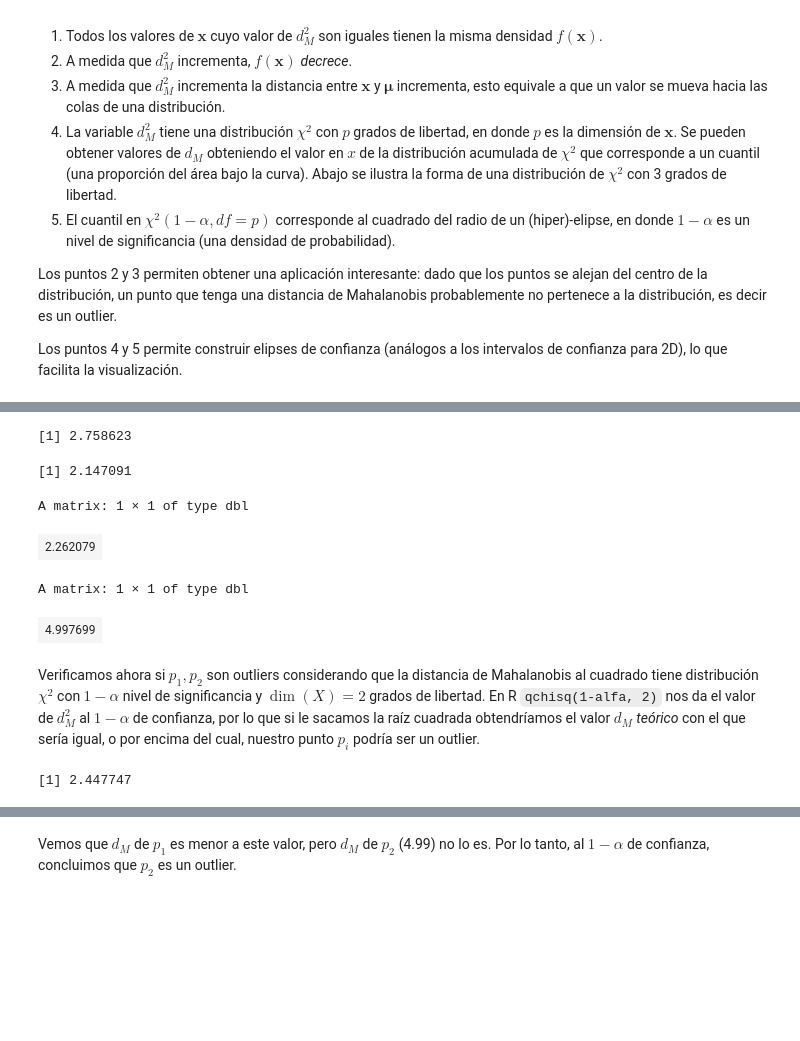
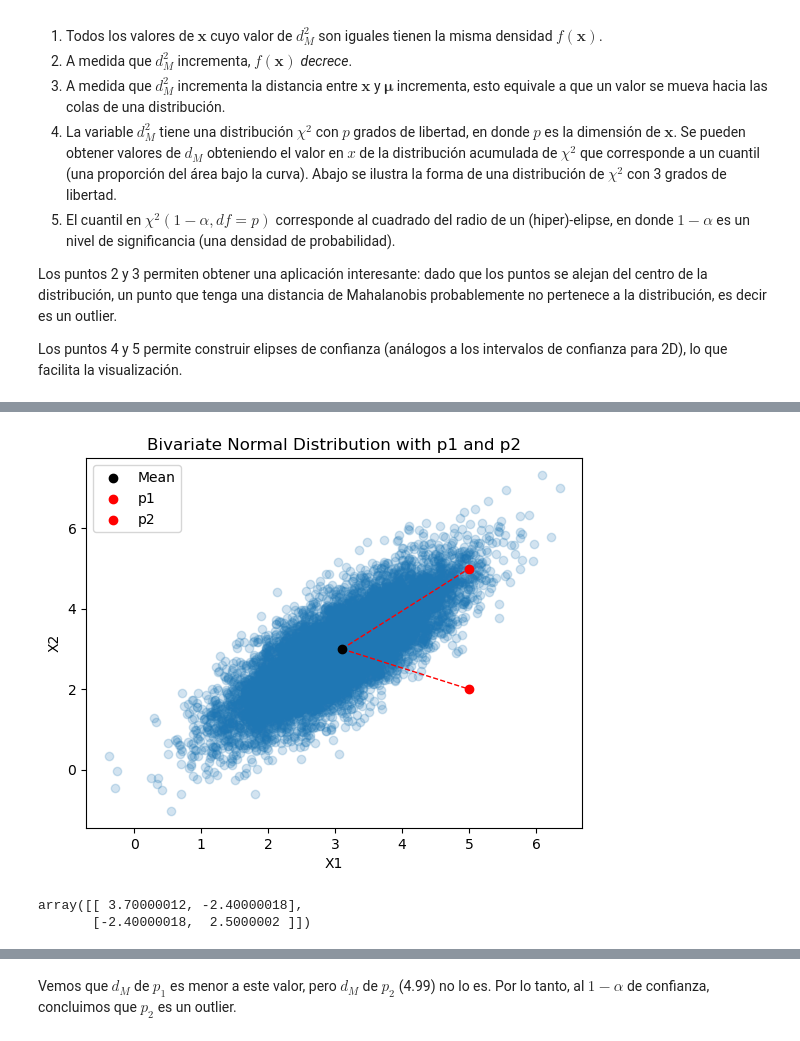
Before and after one commit to jealcalat/AEM-ITESO, a Jupyter notebook: tema_2/2.2_distribucion_multinormal.ipynb, the cells around one changed output, grey strips where cells are left out. Saved outputs shown, nothing was run; the diff lists cells and outputs as text; code cells hidden in the pictures; blank space fills up the shorter version.

```diff
--- a/tema_2/2.2_distribucion_multinormal.ipynb
+++ b/tema_2/2.2_distribucion_multinormal.ipynb
@@ -476,29 +341,50 @@ $$
-# %%
-# En R lo anterior sería
-# matriz inversa
-Sinv <- matrix(c(3.7, -2.4, -2.4, 2.5), ncol = 2, byrow = TRUE)
-# vector centroide
-mu <- c(3.1, 3)
-# distancia euclideana p1
-p1 <- as.matrix(c(5, 5))
-norm(p1-mu, type = '2')
-p2 <- as.matrix(c(5, 2))
-norm(p2 - mu, type = "2")
-# d de Malahanobis de p1; %*% es el producto punto, t(x) es la traspuesta de x
-sqrt(t(p1-mu) %*% Sinv %*% (p1-mu))
-# d de Malahanobis de p2
-sqrt(t(p2-mu) %*% Sinv %*% (p2-mu))
-# %% [output]
-[1] 2.758623
-[1] 2.147091
-A matrix: 1 × 1 of type dbl
-| 2.262079 |
-A matrix: 1 × 1 of type dbl
-| 4.997699 |
-# %% [markdown]
-Verificamos ahora si $p_1, p_2$ son outliers considerando que la distancia de Mahalanobis al cuadrado tiene distribución $\chi^2$ con $1-\alpha$ nivel de significancia y $\dim(X)=2$ grados de libertad. En R  `qchisq(1-alfa, 2)` nos da el valor de $d_M^2$ al $1-\alpha$ de confianza, por lo que si le sacamos la raíz cuadrada obtendríamos el valor $d_M$ *teórico* con el que sería igual, o por encima del cual, nuestro punto $p_i$ podría ser un outlier.
-# %%
-d_teorico_cuadratico <- qchisq(1 - 0.05, 2)
-sqrt(d_teorico_cuadratico)
-# %% [output]
-[1] 2.447747
+# %%
+from scipy.stats import multivariate_normal
+
+# Define the parameters
+mu = np.array([3.1, 3.0])
+Sigma = np.array([[0.7163324, 0.6876791],
+                  [0.6876791, 1.0601719]])
+
+# Simulate 10,000 samples from the bivariate normal distribution
+# Note: You can replace this array with the one obtained from Wolfram if you prefer
+samples = np.random.multivariate_normal(mu, Sigma, 10000)
+
+# Define the points p1 and p2
+p1 = np.array([5, 5])
+p2 = np.array([5, 2])
+
+# Create the scatter plot
+plt.scatter(samples[:, 0], samples[:, 1], alpha=0.2)
+plt.scatter(mu[0], mu[1], color='black', label='Mean', zorder=5)
+plt.scatter(p1[0], p1[1], color='red', label='p1', zorder=5)
+plt.scatter(p2[0], p2[1], color='red', label='p2', zorder=5)
+# add two lines from p1 and p2 to the mean
+plt.plot([mu[0], p1[0]], [mu[1], p1[1]], color='red', linestyle='--', linewidth=1)
+plt.plot([mu[0], p2[0]], [mu[1], p2[1]], color='red', linestyle='--', linewidth=1)
+# Add labels and title
+plt.title('Bivariate Normal Distribution with p1 and p2')
+plt.xlabel('X1')
+plt.ylabel('X2')
+plt.legend()
+
+# Show the plot
+plt.show()
+# %% [output]
+[figure, added]
+# %%
+import numpy as np
+from scipy.spatial import distance
+from numpy.linalg import inv
+
+# Define the centroid (mu)
+mu = np.array([3.1, 3.0])
+
+# Define the covariance matrix (Sigma) and its inverse
+Sigma = np.array([[0.7163324, 0.6876791],
+                  [0.6876791, 1.0601719]])
+Sigma_inv = inv(Sigma)
+Sigma_inv
+# %% [output]
+array([[ 3.70000012, -2.40000018],
+       [-2.40000018,  2.5000002 ]])
```
Also changed, not shown: parts of 29 cells of this notebook, 12 other files.
